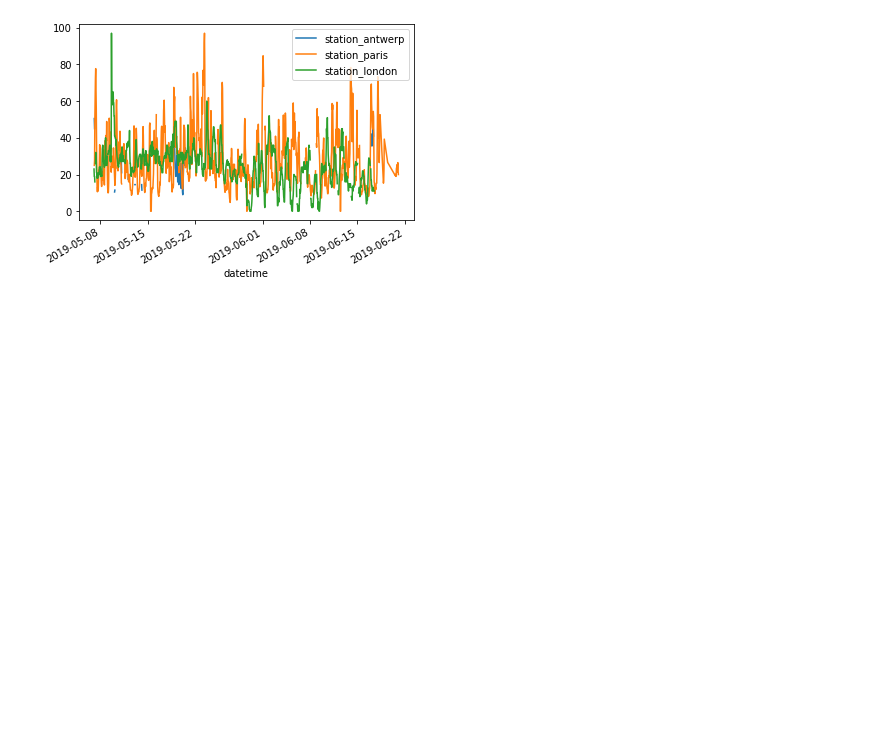
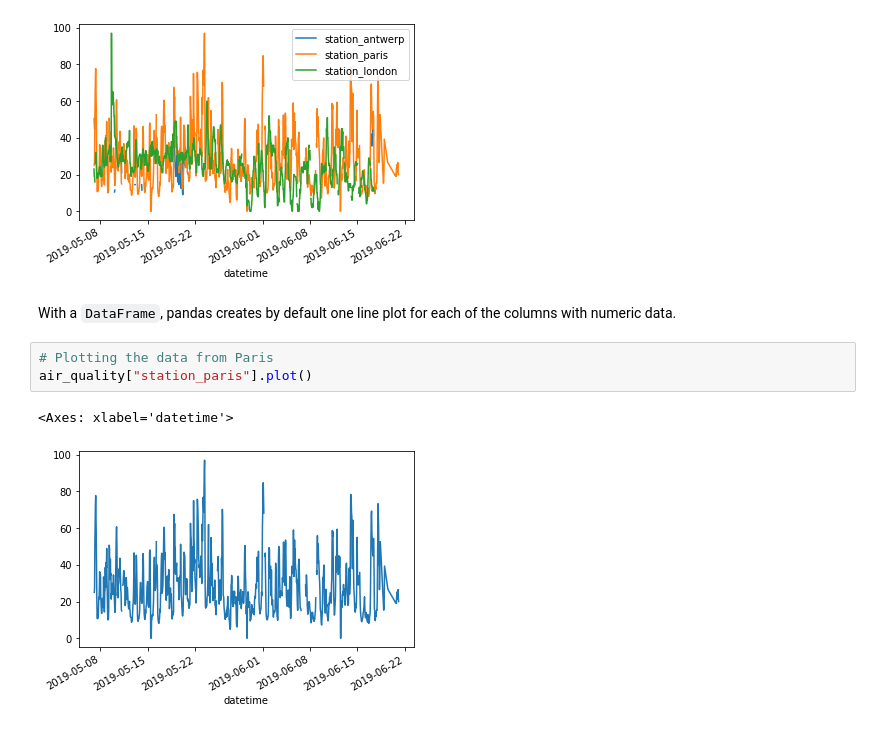
Before and after one commit to aaditya29/Quantitative-Finance-With-Python, a Jupyter notebook: 04-Pandas/Air Quality/AirQuality.ipynb, the cells around one changed output. Drawn from its saved outputs; the diff is of its cells as text; blank space fills up the shorter version.

Commit message:
Creating Plots Completed

```diff
--- a/04-Pandas/Air Quality/AirQuality.ipynb
+++ b/04-Pandas/Air Quality/AirQuality.ipynb
@@ -24,3 +24,11 @@ air_quality.plot()
 # %% [output]
 <Axes: xlabel='datetime'>
 [figure]
+# %% [markdown]
+With a `DataFrame`, pandas creates by default one line plot for each of the columns with numeric data.
+# %%
+# Plotting the data from Paris
+air_quality["station_paris"].plot()
+# %% [output]
+<Axes: xlabel='datetime'>
+[figure, added]
```
Also changed, not shown: parts of 2 cells of this notebook.
